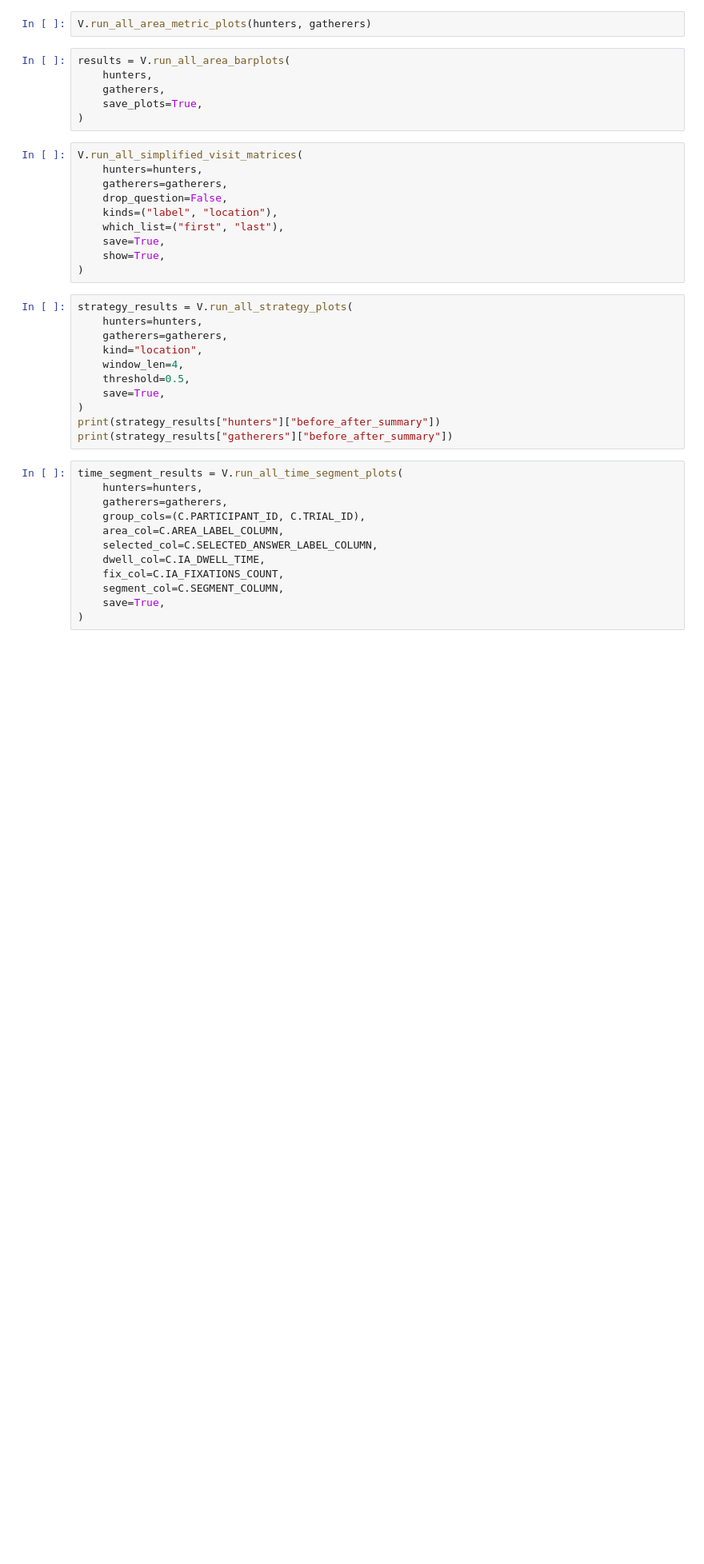
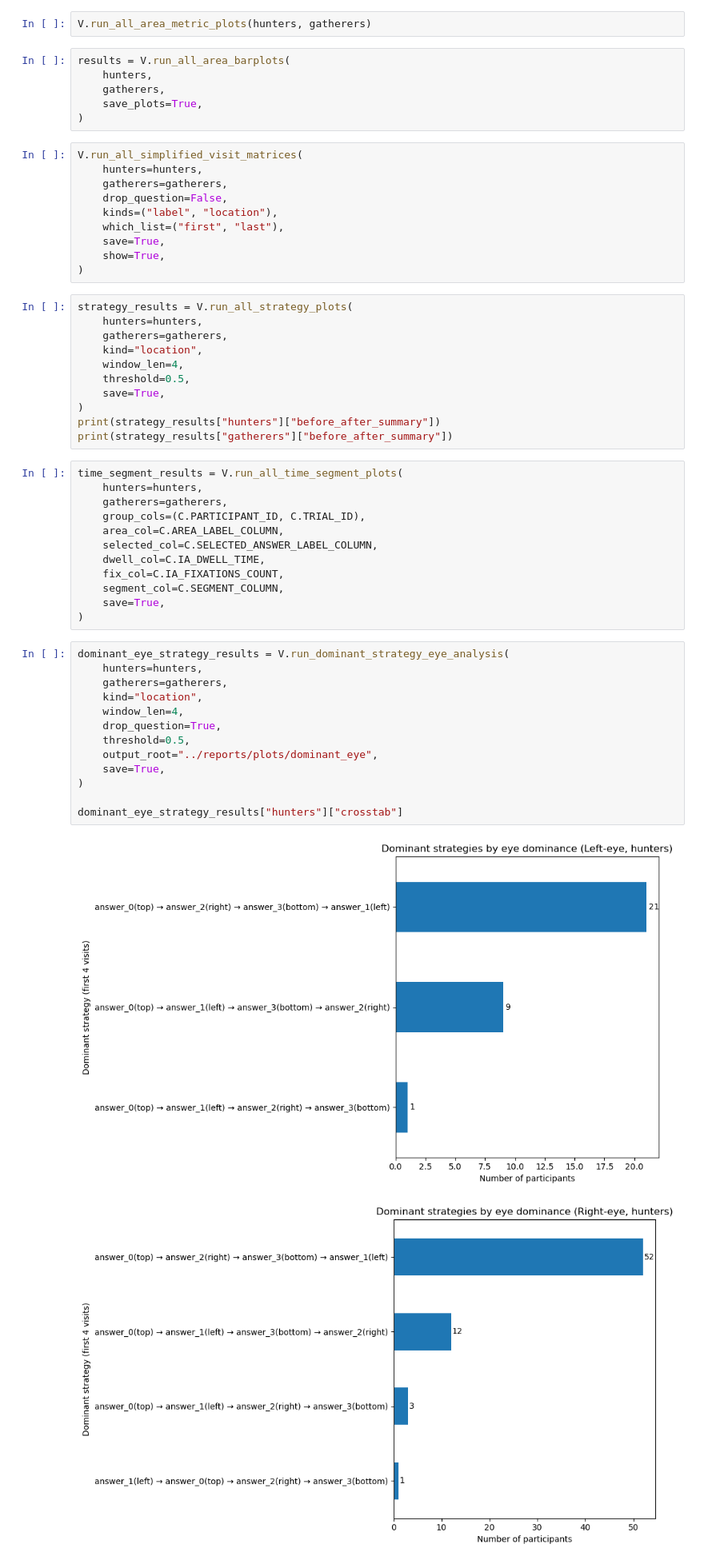
Before and after one commit to Mormorfor/QA_eyetracking, a Jupyter notebook: notebooks/visualisations.ipynb, the cells around one changed output. Shown: that part at 80% size. Drawn from its saved outputs; the diff is of its cells as text; blank space fills up the shorter version.

Commit message:
dominant eye

```diff
--- a/notebooks/visualisations.ipynb
+++ b/notebooks/visualisations.ipynb
@@ -52,3 +52,19 @@ time_segment_results = V.run_all_time_segment_plots(
     segment_col=C.SEGMENT_COLUMN,
     save=True,
 )
+# %%
+dominant_eye_strategy_results = V.run_dominant_strategy_eye_analysis(
+    hunters=hunters,
+    gatherers=gatherers,
+    kind="location",
+    window_len=4,
+    drop_question=True,
+    threshold=0.5,
+    output_root="../reports/plots/dominant_eye",
+    save=True,
+)
+
+dominant_eye_strategy_results["hunters"]["crosstab"]
+# %% [output]
+[figure, added]
+[figure, added]
```
Also changed, not shown: parts of 1 cell of this notebook, 5 other files.
